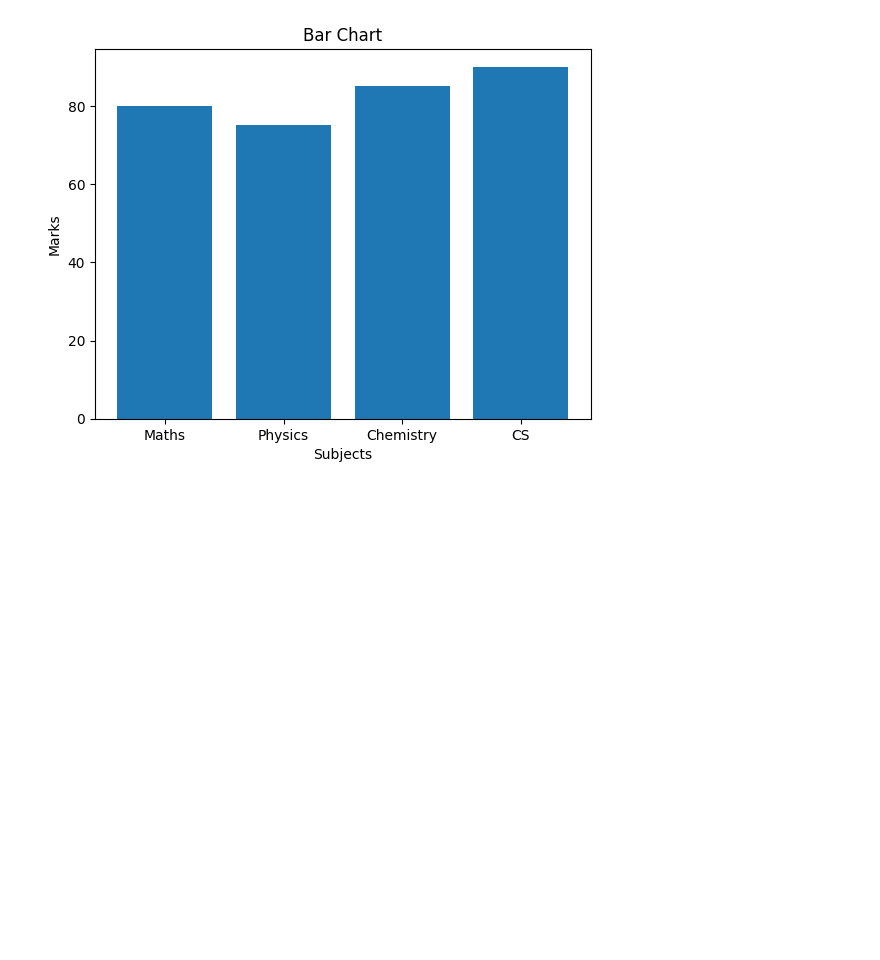
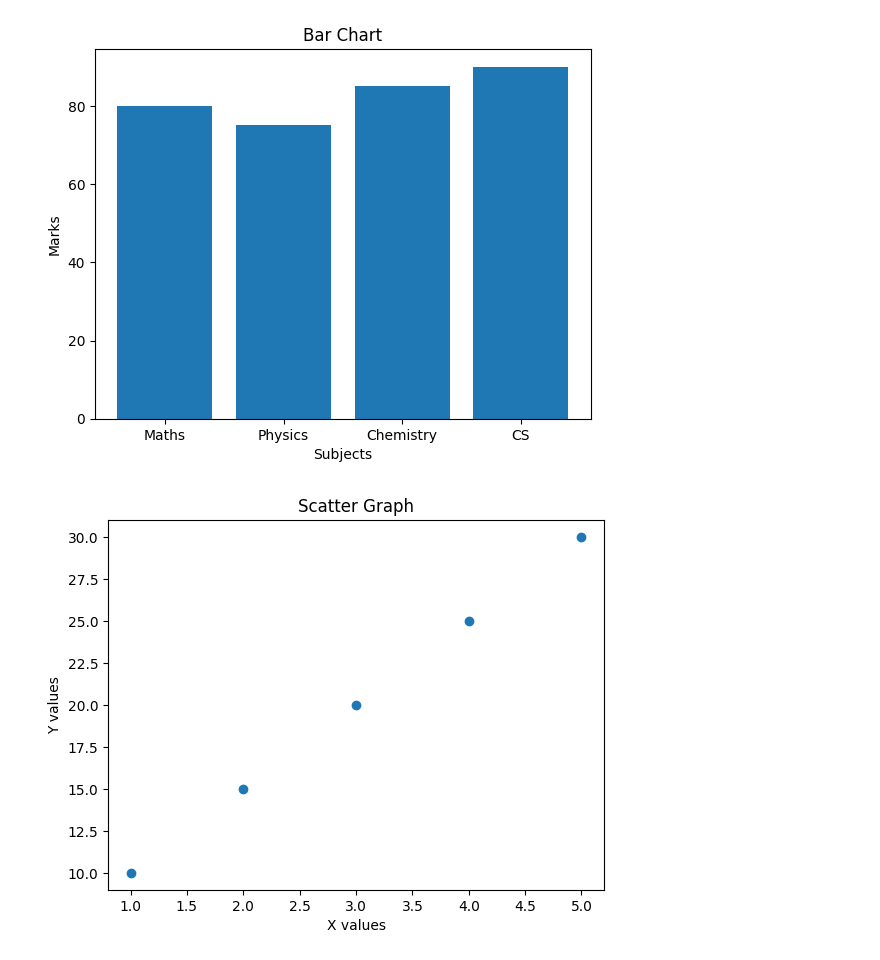
Before and after one commit to harshadikonda/2025-26_DS_AI-B_HARSHA_4109, a Jupyter notebook: Graphs.ipynb, the cells around one changed output. Cells and saved outputs as stored; diff of their text form; code cells hidden in the pictures; blank space fills up the shorter version.

```diff
--- a/Graphs.ipynb
+++ b/Graphs.ipynb
@@ -35,3 +35,17 @@ plt.title("Bar Chart")
 plt.show()
 # %% [output]
 [figure]
+# %%
+#scatter graph
+import matplotlib.pyplot as plt
+
+x = [1, 2, 3, 4, 5]
+y = [10, 15, 20, 25, 30]
+
+plt.scatter(x, y)
+plt.title("Scatter Graph")
+plt.xlabel("X values")
+plt.ylabel("Y values")
+plt.show()
+# %% [output]
+[figure, added]
```
Also changed, not shown: parts of 2 cells of this notebook.
